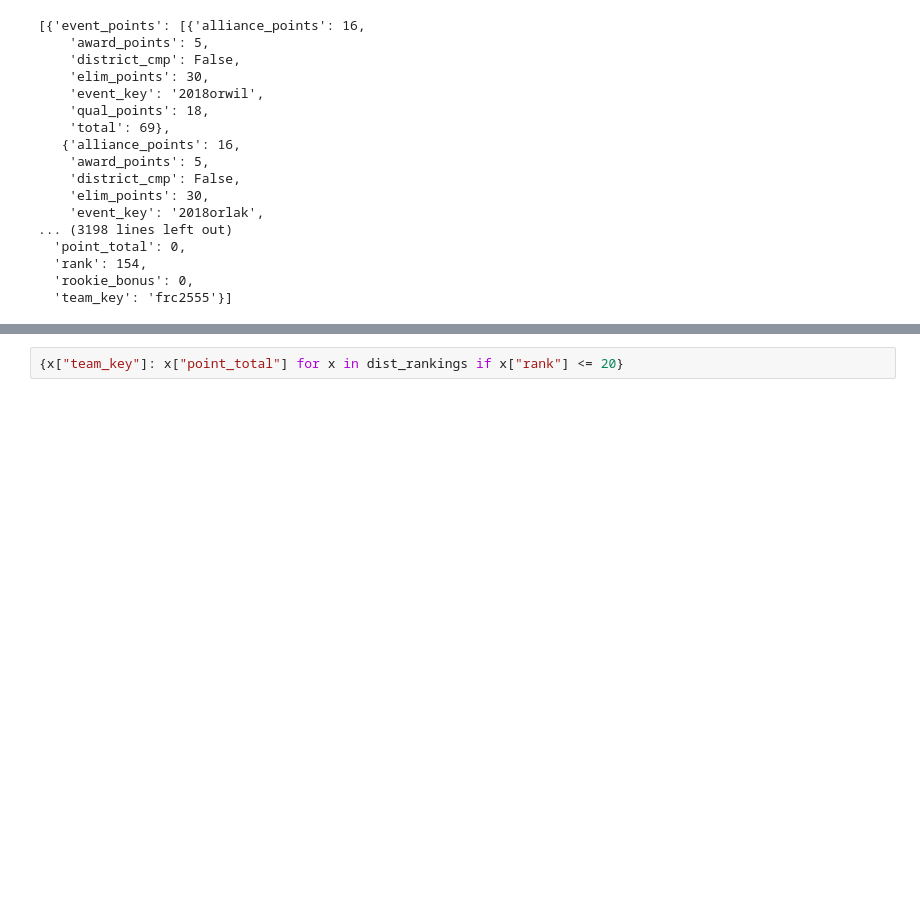
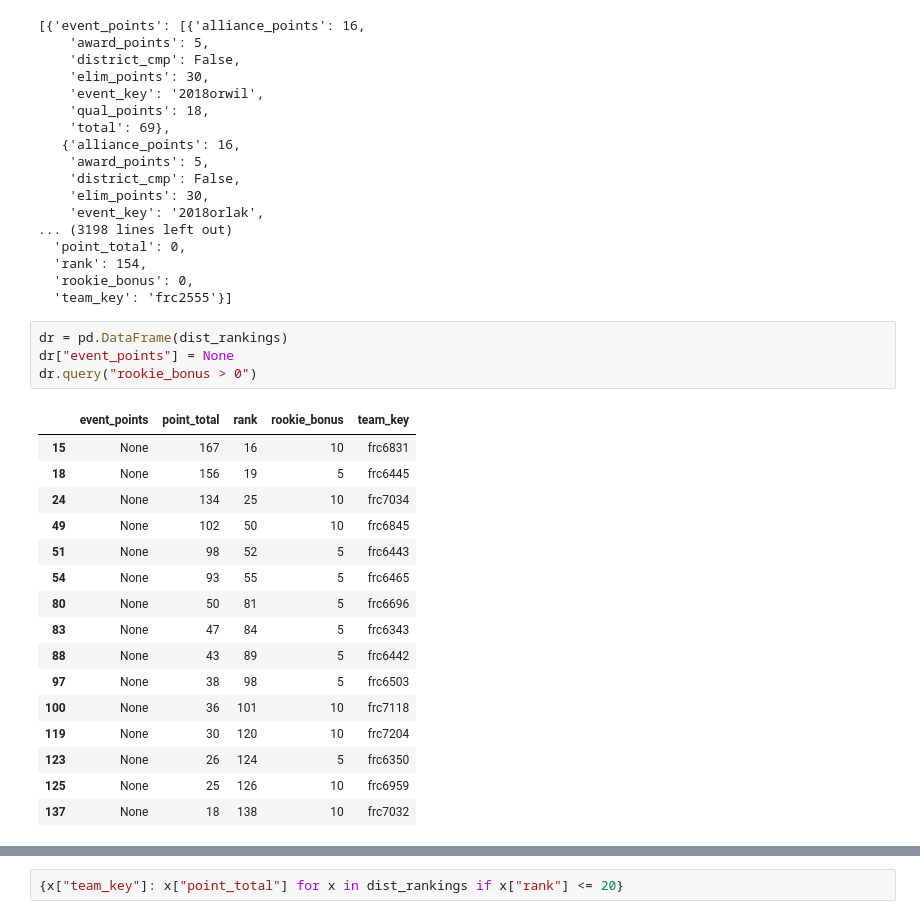
Before and after one commit to irs1318dev/python_class, a Jupyter notebook: 08_Adv_Data/08_Adv_Data.ipynb, the cells around one changed output, grey strips where cells are left out. Cells and saved outputs as stored; diff of their text form; blank space fills up the shorter version.

```diff
--- a/08_Adv_Data/08_Adv_Data.ipynb
+++ b/08_Adv_Data/08_Adv_Data.ipynb
@@ -54,3 +80,24 @@ dist_rankings
   'rank': 154,
   'rookie_bonus': 0,
   'team_key': 'frc2555'}]
+# %%
+dr = pd.DataFrame(dist_rankings)
+dr["event_points"] = None
+dr.query("rookie_bonus > 0")
+# %% [output]
+|  | event_points | point_total | rank | rookie_bonus | team_key |
+| 15 | None | 167 | 16 | 10 | frc6831 |
+| 18 | None | 156 | 19 | 5 | frc6445 |
+| 24 | None | 134 | 25 | 10 | frc7034 |
+| 49 | None | 102 | 50 | 10 | frc6845 |
+| 51 | None | 98 | 52 | 5 | frc6443 |
+| 54 | None | 93 | 55 | 5 | frc6465 |
+| 80 | None | 50 | 81 | 5 | frc6696 |
+| 83 | None | 47 | 84 | 5 | frc6343 |
+| 88 | None | 43 | 89 | 5 | frc6442 |
+| 97 | None | 38 | 98 | 5 | frc6503 |
+| 100 | None | 36 | 101 | 10 | frc7118 |
+| 119 | None | 30 | 120 | 10 | frc7204 |
+| 123 | None | 26 | 124 | 5 | frc6350 |
+| 125 | None | 25 | 126 | 10 | frc6959 |
+| 137 | None | 18 | 138 | 10 | frc7032 |
```
Also changed, not shown: parts of 10 cells of this notebook, 6 other files.
